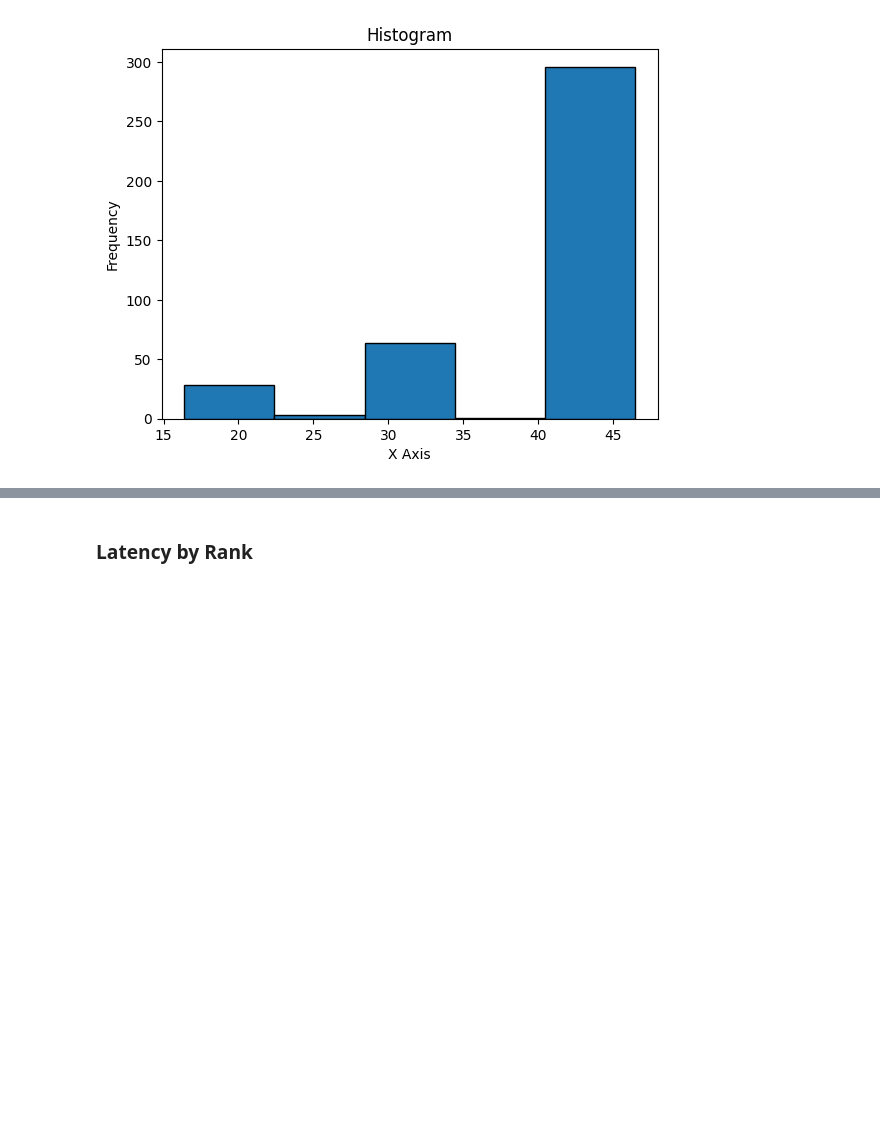
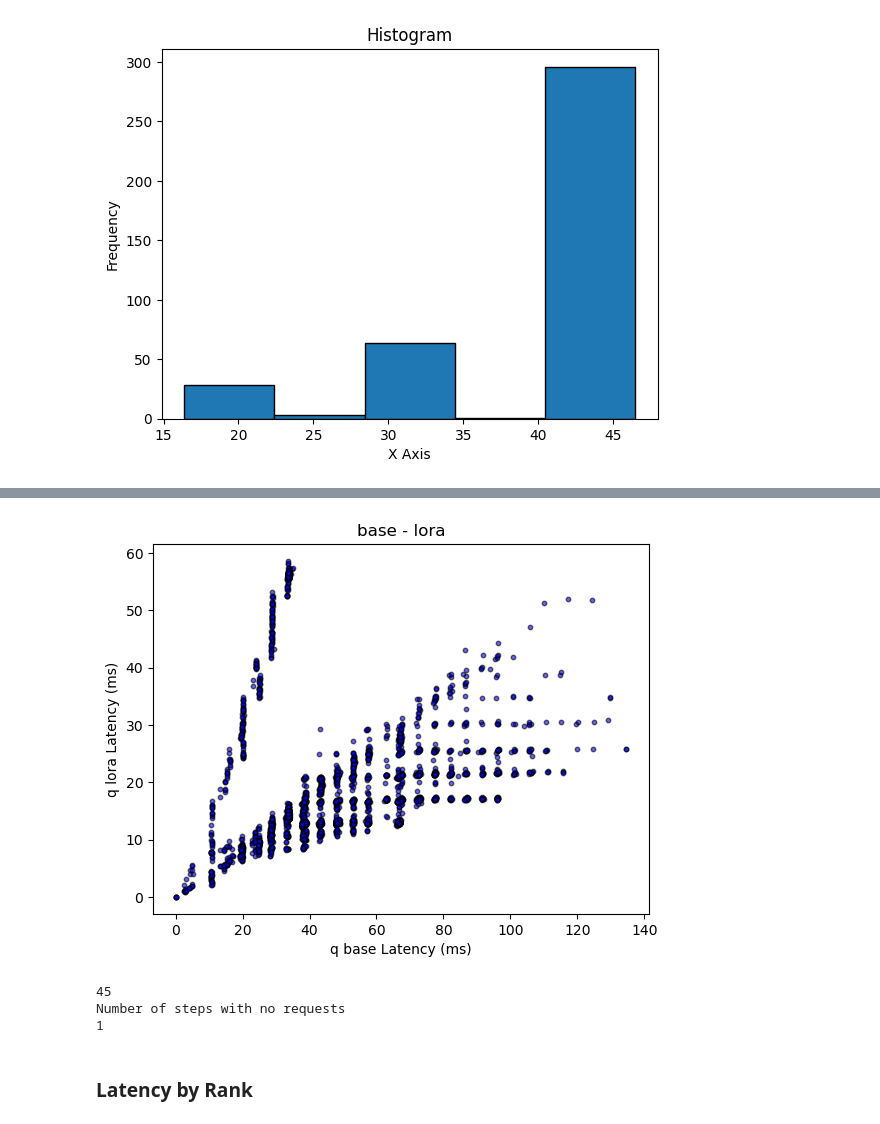
Before and after one commit to sgjeon194/S-LoRA_Analysis, a Jupyter notebook: Logs/timeDataParser.ipynb, the cells around one changed output, grey strips where cells are left out. Cells and saved outputs as stored; diff of their text form; code cells hidden in the pictures; blank space fills up the shorter version.

```diff
--- a/Logs/timeDataParser.ipynb
+++ b/Logs/timeDataParser.ipynb
@@ -470,23 +416,31 @@ plot_tokenlen_and_execution_time_relationship(decode_steps)
 # %%
 def plot_base_and_lora_relationship(step_list):
     summarys = [step["summary"] for step in step_list]
     summary_dict = aggregate_jsons(summarys)
 
     x = summary_dict["get_qkv"]["detail"]["q_base"]
     y = summary_dict["get_qkv"]["detail"]["q_lora"]
     x_title = "q_base"
     y_title = "q_lora"
 
     correlation_matrix = np.corrcoef(x, y)
     correlation = correlation_matrix[0, 1]
 
     plt.scatter(x, y, s=10, edgecolors='black', color='blue', alpha=0.6)
     plt.title('base - lora')
     plt.xlabel('q base Latency (ms)')
     plt.ylabel('q lora Latency (ms)')
     plt.show()
 
-plot_base_and_lora_relationship(prefill_steps)
+plot_base_and_lora_relationship(prefill_steps_real_code)
+# %% [output]
+[figure, added]
+# %%
+_, prefill_steps_rank_8, decode_steps_rank_8 = make_steps("batchsize_1_token_1200_sync.txt")
+# %% [output]
+45
+Number of steps with no requests
+1
 # %% [markdown]
 ### Latency by Rank
 # %%
```
Also changed, not shown: parts of 51 cells of this notebook.
